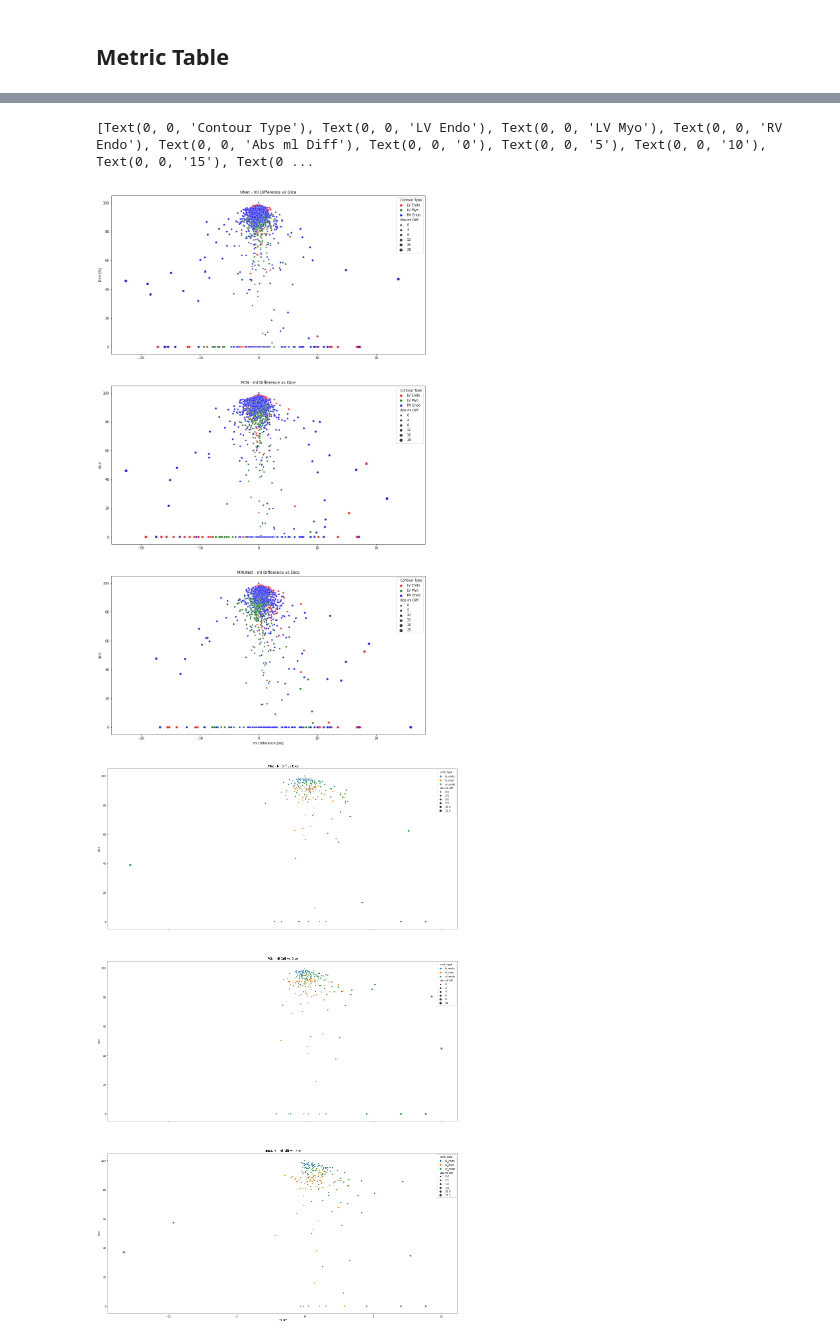
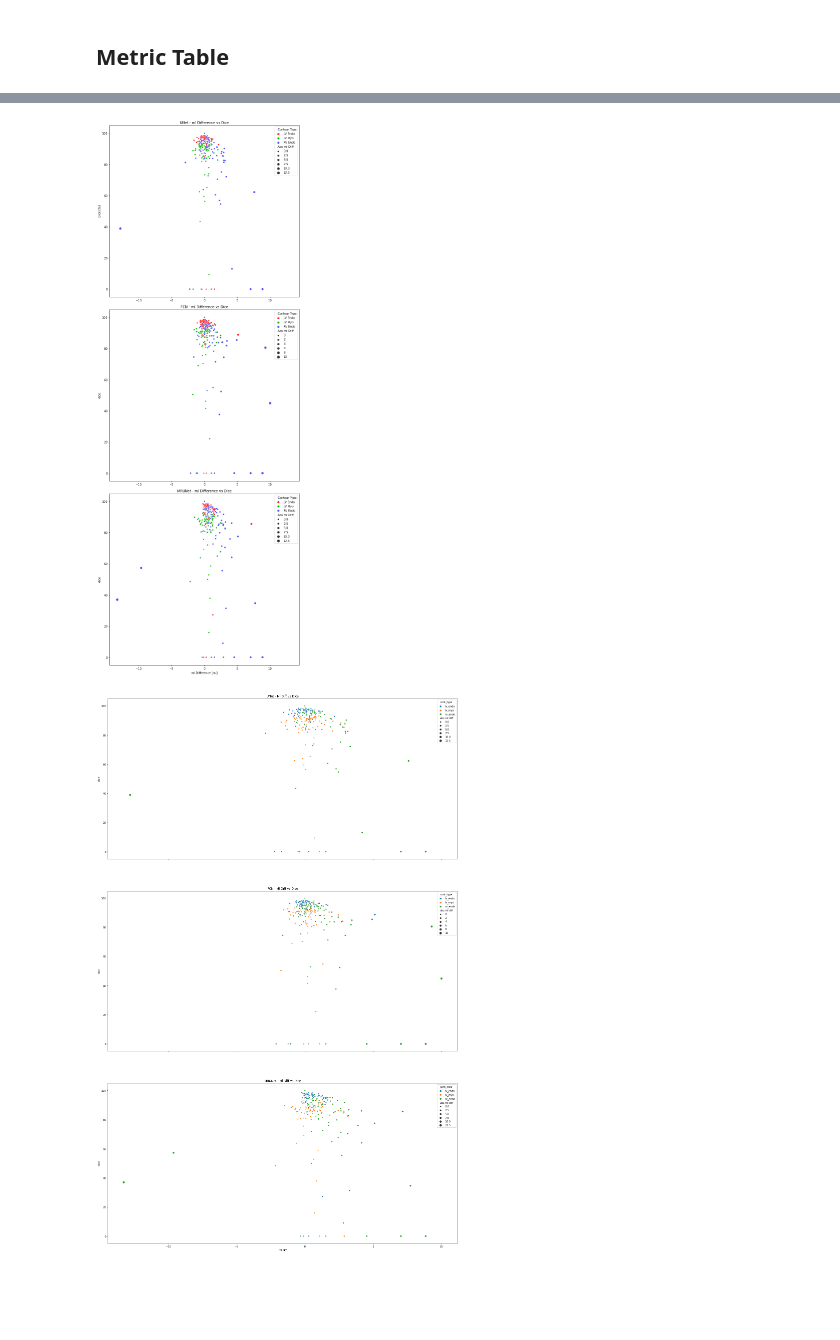
Before and after one commit to thadler/LazyLuna, a Jupyter notebook: Notebooks/ISMRM_Plots.ipynb, the cells around one changed output, grey strips where cells are left out. Cells and saved outputs as stored; diff of their text form; code cells hidden in the pictures; blank space fills up the shorter version.

Commit message:
Correcting Interactive Plot 2

```diff
--- a/Notebooks/ISMRM_Plots.ipynb
+++ b/Notebooks/ISMRM_Plots.ipynb
@@ -161,7 +163,8 @@ mrunet_lv_endo_table = add_absolute_mldiff(contour_subset(mrunet_table, 'lv_endo
 mrunet_lv_myo_table  = add_absolute_mldiff(contour_subset(mrunet_table, 'lv_myo' ))
 mrunet_rv_endo_table = add_absolute_mldiff(contour_subset(mrunet_table, 'rv_endo'))
 
-colors = ["#FF2020", "#2020FF", "#208020", "#FF7F50"]# Set your custom color palette
+colors = ["#FF2020", "#4d57ff", "#208020", "#FF7F50"]# Set your custom color palette
+colors = ["#FF2020", "#4d50ff", "#00bd00", "#FF7F50"]# Set your custom color palette
 custom_palette = sns.set_palette(sns.color_palette(colors))
 
 fig, axes = plt.subplots(3,3,figsize=(33,33), sharex=True, sharey=True)
@@ -189,6 +192,11 @@ sns.scatterplot(ax=axes[2,1], data=mrunet_lv_myo_table, x='lv_myo ml diff', y='l
 sns.scatterplot(ax=axes[2,2], data=mrunet_rv_endo_table, x='rv_endo ml diff', y='rv_endo dice',
                 size='rv_endo abs ml diff', hue='rv_endo position1', picker=4, palette=custom_palette)
 
+xabs_max = 0
+for i in range(3):
+    for j in range(3):
+        xabs_max = abs(max(axes[i][j].get_xlim(), key=abs))
+
 for i in range(3):
     for j in range(3):
         axes[i][j].xaxis.set_tick_params(which='both', labelbottom=True)
@@ -197,8 +205,8 @@ for i in range(3):
         axes[i][j].set_xlabel('ml Difference [ml]')
         axes[i][j].xaxis.set_tick_params(which='both', labelbottom=True)
         axes[i][j].xaxis.set_tick_params(which='both', labelbottom=True)
+        axes[i][j].set_xlim(-xabs_max, xabs_max)
         leg = axes[i][j].axes.get_legend()
-        print(leg.texts)
         cont_name_ = ['LV Endo', 'LV Myo', 'RV Endo'][j]
         for t, l in zip(leg.texts, [cont_name_+' - Position', 'Outside', 'Basal', 'Midventricular', 'Apical', cont_name_+' - Abs ml Diff']):
             t.set_text(l)
@@ -234,36 +233,40 @@ def plottable_per_network(table):
 # %%
 unet_plottable   = plottable_per_network(unet_table)
 fcn_plottable    = plottable_per_network(fcn_table)
 mrunet_plottable = plottable_per_network(mrunet_table)
 
 colors = ["#FF2020", "#208020", "#2020FF"]# Set your custom color palette
+colors = ["#FF2020", "#00bd00", "#4d50ff"]# Set your custom color palette
 customPalette = sns.set_palette(sns.color_palette(colors))
 
-fig, axes = plt.subplots(3,1,figsize=(17,30), sharex=True, sharey=True)
+fig, axes = plt.subplots(3,1,figsize=(10,27), sharex=True, sharey=True)
 for i in range(3):
     axes[i].set_title(['UNet', 'FCN', 'MRUNet'][i] + ' - ml Difference vs Dice')
 sns.scatterplot(ax=axes[0], data=unet_plottable, x='ml diff', y='dice',
                 size='abs ml diff', hue='cont_type', picker=4, palette=customPalette)
 sns.scatterplot(ax=axes[1], data=fcn_plottable, x='ml diff', y='dice',
                 size='abs ml diff', hue='cont_type', picker=4, palette=customPalette)
 sns.scatterplot(ax=axes[2], data=mrunet_plottable, x='ml diff', y='dice',
                 size='abs ml diff', hue='cont_type', picker=4, palette=customPalette)
 axes[0].set_ylabel('Dice [%]')
 axes[2].set_xlabel('ml Difference [ml]')
 axes[0].xaxis.set_tick_params(which='both', labelbottom=True)
 axes[1].xaxis.set_tick_params(which='both', labelbottom=True)
 
+x_max = 0
+for ax in axes:
+    x_max = abs(max(ax.get_xlim(), key=abs))
+
 for i in range(3):
+    axes[i].set_xlim(-x_max,x_max)
     leg = axes[i].axes.get_legend()
     for t, l in zip(leg.texts, ['Contour Type', 'LV Endo', 'LV Myo', 'RV Endo', 'Abs ml Diff']):
         t.set_text(l)
 
-print(leg.texts)
-
+fig.tight_layout()
 plt.show()
 # %% [output]
-[Text(0, 0, 'Contour Type'), Text(0, 0, 'LV Endo'), Text(0, 0, 'LV Myo'), Text(0, 0, 'RV Endo'), Text(0, 0, 'Abs ml Diff'), Text(0, 0, '0'), Text(0, 0, '5'), Text(0, 0, '10'), Text(0, 0, '15'), Text(0 ...
-[figure, old version]
+[figure, new version]
 # %%
 unet_plottable   = plottable_per_network(unet_table)
 fcn_plottable    = plottable_per_network(fcn_table)
```
Also changed, not shown: parts of 4 cells of this notebook, 1 other file.
